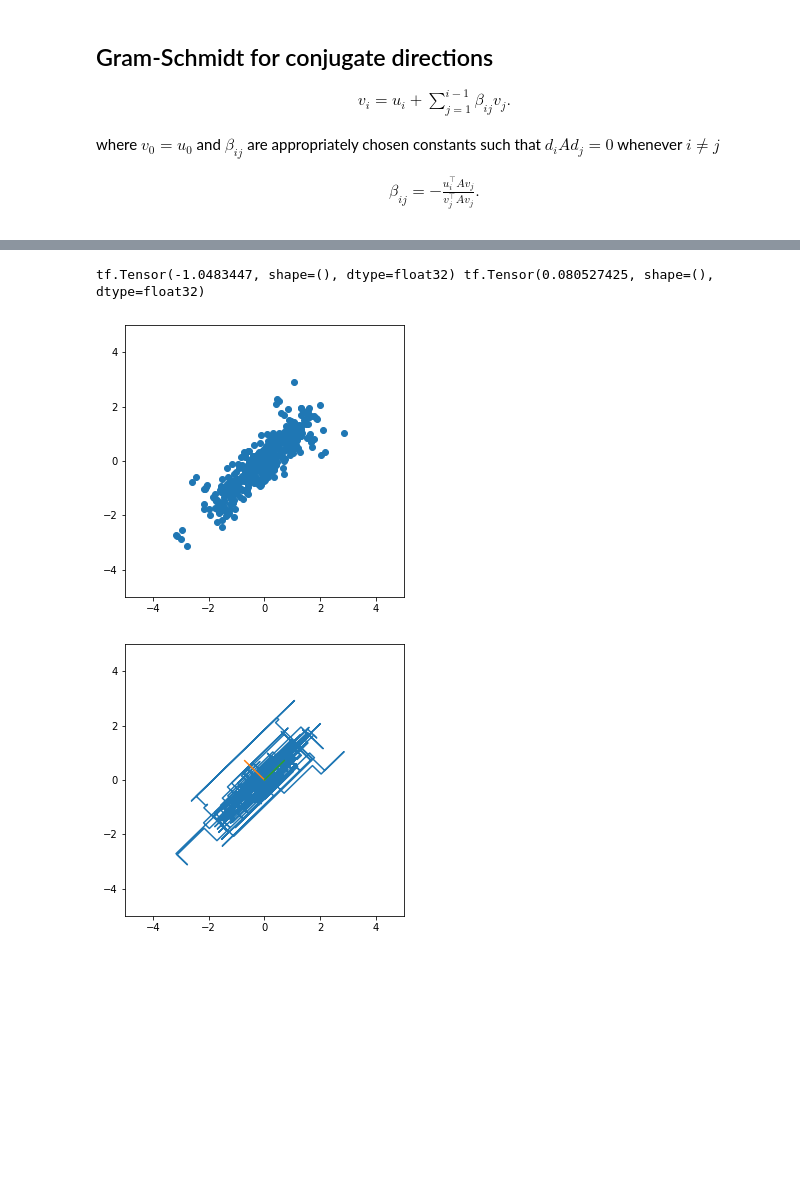
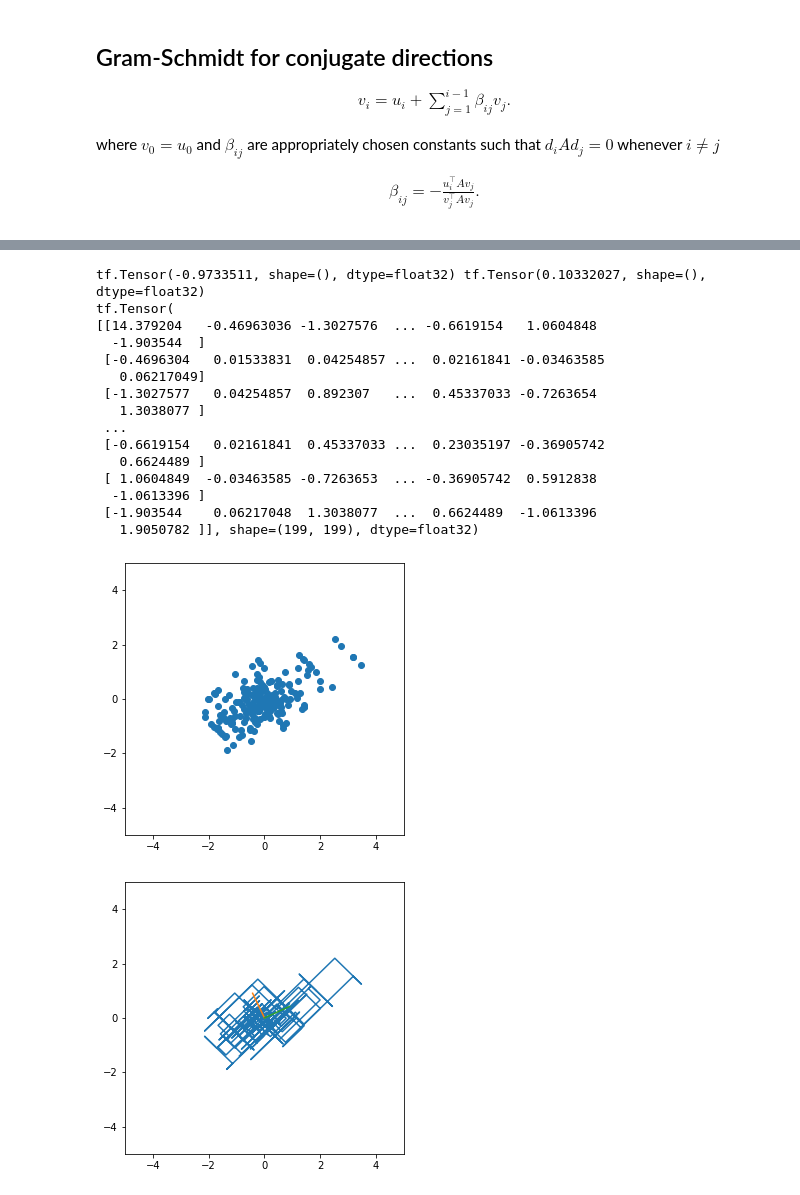
Before and after one commit to stratisMarkou/random-walks, a Jupyter notebook: content/misc/conjugate-direction-sampling/sampling.ipynb, the cells around one changed output, grey strips where cells are left out. Saved outputs shown, nothing was run; the diff lists cells and outputs as text; code cells hidden in the pictures; blank space fills up the shorter version.

```diff
--- a/content/misc/conjugate-direction-sampling/sampling.ipynb
+++ b/content/misc/conjugate-direction-sampling/sampling.ipynb
@@ -47,7 +54,7 @@ class cgcs_kernel(tfp.mcmc.TransitionKernel):
         super().__init__()
 
         self.log_prob = log_prob
-        self.epsilon = 1e-6
+        self.epsilon = 1e-3
         self.reset_every = reset_every
 
 
@@ -67,19 +74,20 @@ class cgcs_kernel(tfp.mcmc.TransitionKernel):
         result = ssu.slice_sampler_one_dim(cond_log_prob,
                                            x_initial=tf.zeros(shape=()),
                                            max_doublings=5,
-                                           step_size=2.0*tf.ones(shape=()))
+                                           step_size=5.0*tf.ones(shape=()))
 
         stepsize, _, _, _, _ = result
         x = x + stepsize * d
 
+        if D.shape[1] == self.reset_every:
+            D = D[:, 1:]
+
         D = tf.concat([D, d], axis=-1)
-        if D.shape[1] > self.reset_every:
-            D = D[:, 1:]
 
         return x, [D]
 
     def bootstrap_results(self, initial_state):
-        return [tf.ones(shape=(initial_state.shape[0], 0))]
+        return [tf.zeros(shape=(initial_state.shape[0], 0))]
 
 
     def new_conjugate_direction(self, x, D):
@@ -167,9 +192,9 @@ tf.Tensor(-1.0108489, shape=(), dtype=float32) tf.Tensor(0.059769098, shape=(),
 # %%
-num_results = 500
-init_state = tf.transpose(tf.convert_to_tensor([[1.0, 1.0]]))
+num_results = 200
+init_state = tf.transpose(tf.convert_to_tensor([[1.0, 0.5]]))
 mean = tf.zeros((2, 1))
-cov = tf.convert_to_tensor([[1.0, 0.9],
-                            [0.9, 1.0]])
+cov = tf.convert_to_tensor([[1.0, 0.3],
+                            [0.3, 0.5]])
 
 log_prob = lambda x : quadratic_form(x, mean, cov)
 
@@ -177,33 +202,69 @@ states = tfp.mcmc.sample_chain(num_results=num_results,
                                current_state=init_state,
                                kernel=tfp.mcmc.SliceSampler(target_log_prob_fn=log_prob,
                                                             step_size=1.0,
                                                             max_doublings=5),
                                num_burnin_steps=0,
                                num_steps_between_results=0,
                                trace_fn=None)
 
 log_probs = tf.convert_to_tensor([log_prob(state)[0] for state in states])
 print(tf.reduce_mean(log_probs), tf.reduce_mean(log_probs ** 2) ** 0.5 / states.shape[0] ** 0.5)
+
+diffs = tf.transpose(states[1:, :, 0] - states[:-1, :, 0])
+inner_prod = tf.matmul(diffs, tf.linalg.solve(cov, diffs), transpose_a=True)
+print(inner_prod)
 
 states_ = np.array(states)[:, :, 0]
 eigval, eigvec = tf.linalg.eig(cov)
 eigvec = np.real(np.array(eigvec))
 
 plt.figure(figsize=(5, 5))
 plt.scatter(states_[:, 0], states_[:, 1])
 plt.xlim([-5, 5])
 plt.ylim([-5, 5])
 plt.show()
 
 plt.figure(figsize=(5, 5))
 plt.plot(states_[:, 0], states_[:, 1])
 plt.plot([0, eigvec[0, 0]], [0, eigvec[0, 1]])
 plt.plot([0, eigvec[1, 0]], [0, eigvec[1, 1]])
 
 plt.xlim([-5, 5])
 plt.ylim([-5, 5])
 plt.show()
+
+plt.figure(figsize=(10, 5))
+
+plt.subplot(121)
+plt.plot(corr1)
+plt.plot(corr2)
+plt.ylim([-50, 200])
+
+plt.subplot(122)
+corr3 = correlate(states_[:, 0], states_[:, 0])
+corr3 = corr3 - np.mean(states_[:, 0]) ** 2
+plt.plot(corr3)
+corr4 = correlate(states_[:, 1], states_[:, 1])
+corr4 = corr4 - np.mean(states_[:, 1]) ** 2
+plt.plot(corr4)
+plt.ylim([-50, 200])
+
+plt.show()
 # %% [output]
-tf.Tensor(-1.0483447, shape=(), dtype=float32) tf.Tensor(0.080527425, shape=(), dtype=float32)
+tf.Tensor(-0.9733511, shape=(), dtype=float32) tf.Tensor(0.10332027, shape=(), dtype=float32)
+tf.Tensor(
+[[14.379204   -0.46963036 -1.3027576  ... -0.6619154   1.0604848
+  -1.903544  ]
+ [-0.4696304   0.01533831  0.04254857 ...  0.02161841 -0.03463585
+   0.06217049]
+ [-1.3027577   0.04254857  0.892307   ...  0.45337033 -0.7263654
+   1.3038077 ]
+ ...
+ [-0.6619154   0.02161841  0.45337033 ...  0.23035197 -0.36905742
+   0.6624489 ]
+ [ 1.0604849  -0.03463585 -0.7263653  ... -0.36905742  0.5912838
+  -1.0613396 ]
+ [-1.903544    0.06217048  1.3038077  ...  0.6624489  -1.0613396
+   1.9050782 ]], shape=(199, 199), dtype=float32)
-[figure, old version]
+[figure, new version]
-[figure, old version]
+[figure, new version]
```
Also changed, not shown: parts of 10 cells of this notebook.
